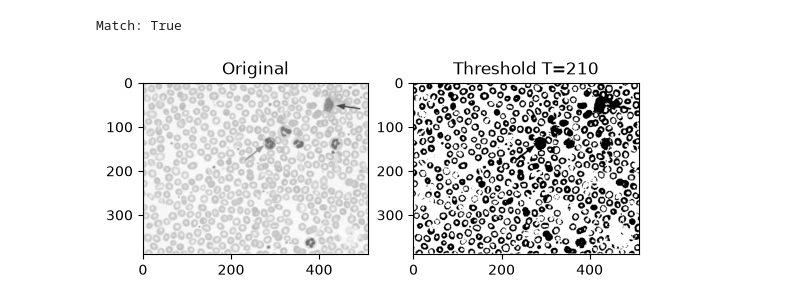
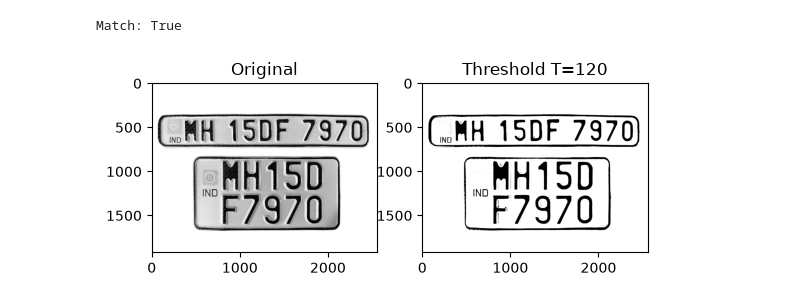
Before and after one commit to balram7878/Computer-Vision, a Jupyter notebook: cv_env/codes/image thresholding/image_threshold.ipynb, the cells around one changed output. Drawn from its saved outputs; the diff is of its cells as text; code cells hidden in the pictures.

```diff
--- a/cv_env/codes/image thresholding/image_threshold.ipynb
+++ b/cv_env/codes/image thresholding/image_threshold.ipynb
@@ -1,19 +1,19 @@
 # %%
 import cv2
 import numpy as np
 import matplotlib.pyplot as plt
 
-img = cv2.imread("./nuclei.png", 0)
-T = 210
+img = cv2.imread("./images/licence plate.png", 0)
+T = 120
 
 manual = ((img > T) * 255).astype(np.uint8)       # your own implementation
 _, ref = cv2.threshold(img, T, 255, cv2.THRESH_BINARY)  # OpenCV reference
 
 print("Match:", np.array_equal(manual, ref))
 
 plt.subplot(1,2,1); plt.imshow(img, cmap="gray", vmin=0, vmax=255); plt.title("Original")
 plt.subplot(1,2,2); plt.imshow(manual, cmap="gray", vmin=0, vmax=255); plt.title(f"Threshold T={T}")
 plt.show()
 # %% [output]
 Match: True
-[figure, old version]
+[figure, new version]
```
Also changed, not shown: 12 other files.
